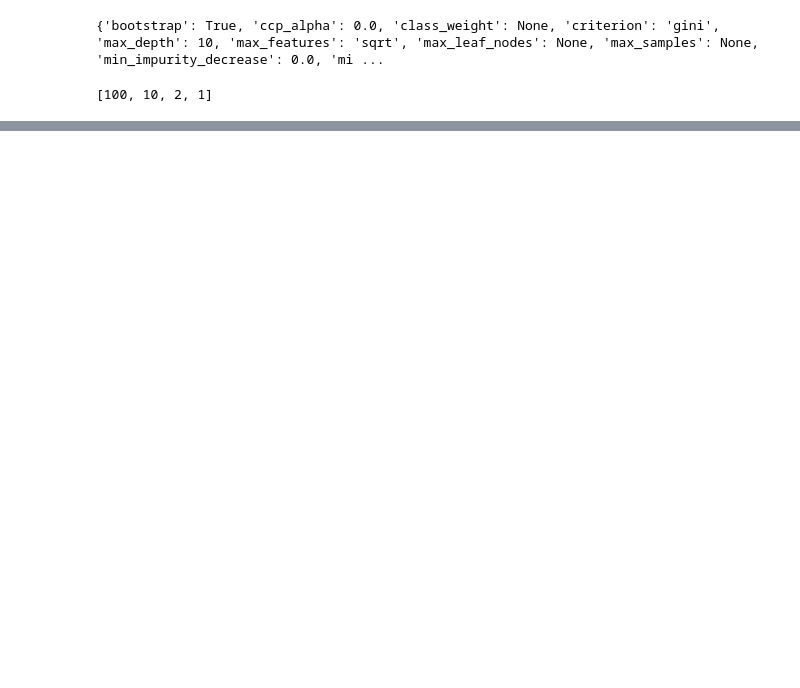
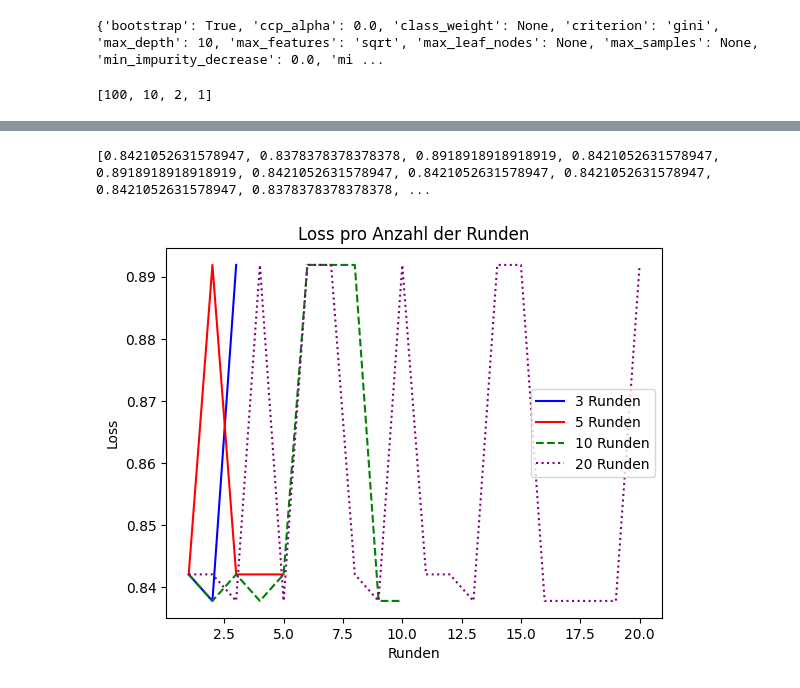
Before and after one commit to mdielacher/FHSTP_FML, a Jupyter notebook: assignment1_new.ipynb, the cells around one changed output, grey strips where cells are left out. Saved outputs shown, nothing was run; the diff lists cells and outputs as text; code cells hidden in the pictures; blank space fills up the shorter version.

```diff
--- a/assignment1_new.ipynb
+++ b/assignment1_new.ipynb
@@ -1027,0 +1104,34 @@ History (loss, distributed):
+# %%
+import re
+
+# Aufbereiten von round_results
+result_string = str(round_results).replace("\n\tround","").replace("History (loss, distributed): ", "").replace("\n", "")
+extracted_values = ', '.join(re.findall(r'\b\d+\.\d+\b', result_string))
+# extrahiere die Werte aus extracted_values
+extracted_values_list = list(map(float, extracted_values.split(',')))
+print(extracted_values_list)
+# %% [output]
+[0.8421052631578947, 0.8378378378378378, 0.8918918918918919, 0.8421052631578947, 0.8918918918918919, 0.8421052631578947, 0.8421052631578947, 0.8421052631578947, 0.8421052631578947, 0.8378378378378378, ...
+# %%
+import matplotlib.pyplot as plt
+
+# Daten
+rounds = list(range(1, 21))
+values_per_round = [3, 5, 10, 20]
+split_results = [extracted_values_list[i:i + n] for i, n in zip([0, 3, 8, 18], values_per_round)]
+
+# Plotten der Linien mit verschiedenen Stricharten
+plt.plot(rounds[:3], split_results[0], label='3 Runden', color='blue')
+plt.plot(rounds[:5], split_results[1], label='5 Runden', color='red')
+plt.plot(rounds[:10], split_results[2], label='10 Runden', color='green', linestyle='--')  # Gestrichelte Linie für 10 Runden
+plt.plot(rounds, split_results[3], label='20 Runden', color='purple', linestyle=':')   # Gepunktete Linie für 20 Runden
+
+# Achsentitel und Diagrammtitel hinzufügen
+plt.xlabel('Runden')
+plt.ylabel('Loss')
+plt.title('Loss pro Anzahl der Runden')
+plt.legend()
+
+plt.show()
+# %% [output]
+[figure, added]
```
Also changed, not shown: parts of 13 cells of this notebook, 1 other file.
